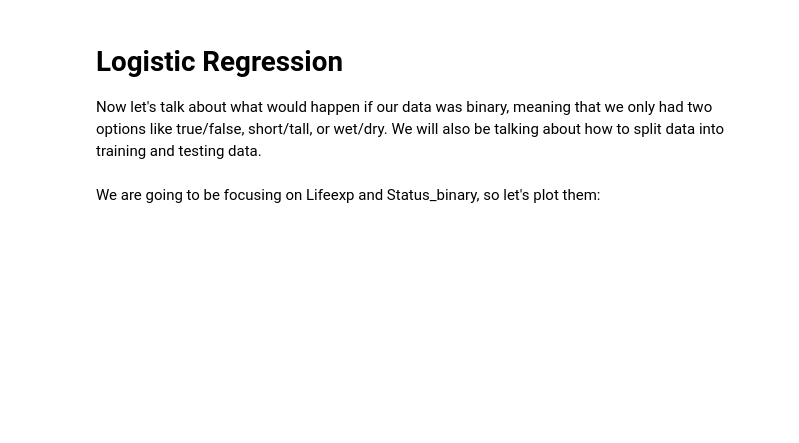
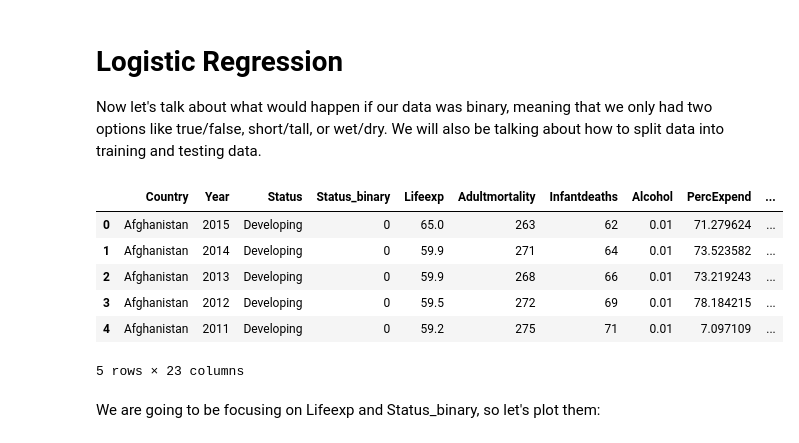
Before and after one commit to UWStemSubML2022/Regression, a Jupyter notebook: Regression.ipynb, the cells around one changed output. Saved outputs shown, nothing was run; the diff lists cells and outputs as text; code cells hidden in the pictures; blank space fills up the shorter version.

```diff
--- a/Regression.ipynb
+++ b/Regression.ipynb
@@ -254,5 +269,15 @@ from sklearn.linear_model import LogisticRegression
 from sklearn.metrics import classification_report, confusion_matrix
 # %%
 df = pd.read_csv('life_exp.csv')
+# %%
+df.head()
+# %% [output]
+|  | Country | Year | Status | Status_binary | Lifeexp | Adultmortality | Infantdeaths | Alcohol | PercExpend | ... |
+| 0 | Afghanistan | 2015 | Developing | 0 | 65.0 | 263 | 62 | 0.01 | 71.279624 | ... |
+| 1 | Afghanistan | 2014 | Developing | 0 | 59.9 | 271 | 64 | 0.01 | 73.523582 | ... |
+| 2 | Afghanistan | 2013 | Developing | 0 | 59.9 | 268 | 66 | 0.01 | 73.219243 | ... |
+| 3 | Afghanistan | 2012 | Developing | 0 | 59.5 | 272 | 69 | 0.01 | 78.184215 | ... |
+| 4 | Afghanistan | 2011 | Developing | 0 | 59.2 | 275 | 71 | 0.01 | 7.097109 | ... |
+5 rows × 23 columns
 # %% [markdown]
 We are going to be focusing on Lifeexp and Status_binary, so let's plot them:
```
Also changed, not shown: parts of 43 cells of this notebook.
